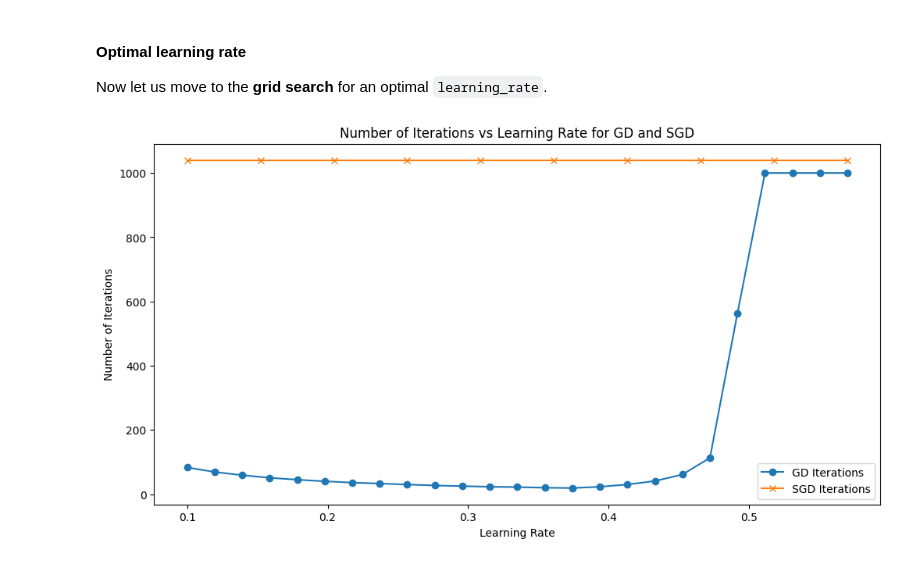
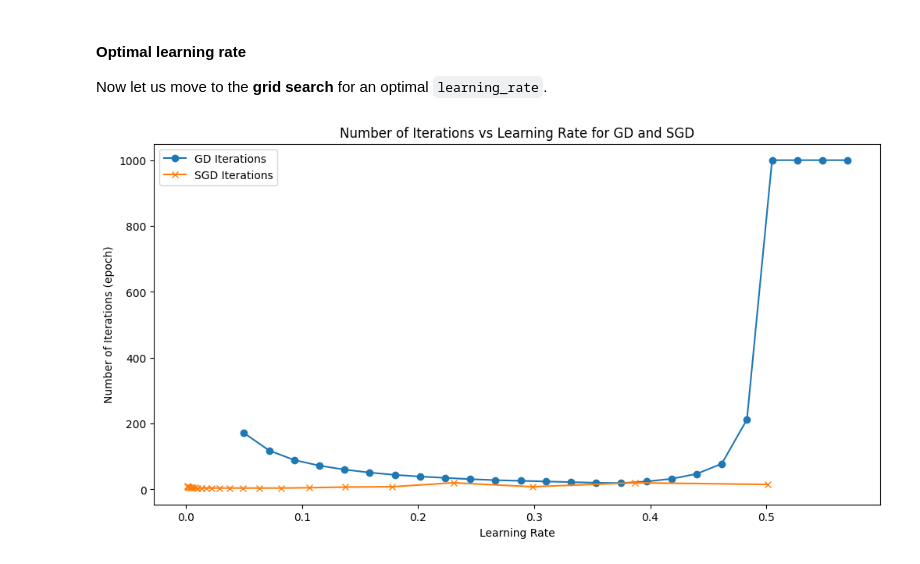
Before and after one commit to Dorianhgn/ML_FRI_Dorian, a Jupyter notebook: Week3/Hugonnet_Assignment3.ipynb, the cells around one changed output. Drawn from its saved outputs; the diff is of its cells as text; code cells hidden in the pictures.

```diff
--- a/Week3/Hugonnet_Assignment3.ipynb
+++ b/Week3/Hugonnet_Assignment3.ipynb
@@ -499,7 +499,8 @@ def ridge_cost(X,y,w,alpha):
     cost = mse + ridge_term
     return cost
 # %%
-def ridge_regression_gd(X_train_imp, X_test_imp, y_train_imp, y_test_imp, alpha=1.0, learning_rate=.1, epoch=1000, eps=1e-6, tqdm_disable=''):
+def ridge_regression_gd(X_train_imp, X_test_imp, y_train_imp, y_test_imp, alpha=1.0,
+                        learning_rate=.1, epoch=1000, eps=1e-6, tqdm_disable=''):
     '''
     imp means implicit so the function doesn't take global variables. It avoid unecessary bugs.
 
@@ -565,7 +568,8 @@ plt.show()
 # %% [markdown]
 #### Ridge with SGD
 # %%
-def ridge_regression_sgd(X_train_imp, X_test_imp, y_train_imp, y_test_imp, batch_size=1, alpha=1.0, learning_rate=.1, epoch=1000, eps=1e-6, tqdm_disable = ''):
+def ridge_regression_sgd(X_train_imp, X_test_imp, y_train_imp, y_test_imp, batch_size=1, alpha=1.0, learning_rate=.1,
+                         epoch=1000, eps=0.1, patience = 3, tqdm_disable = ''):
     '''
     imp means implicit so the function doesn't take global variables. It avoid unecessary bugs.
     we add batch_size parameter that indicate on how much of the dataset we compute the `stochastic_gradient` on
@@ -583,9 +587,13 @@ def ridge_regression_sgd(X_train_imp, X_test_imp, y_train_imp, y_test_imp, batch
     sgd_iterations_df = pd.DataFrame(columns=['iteration','cost'])
     sgd_iterations_df_idx = 0
 
-    for epoch in tqdm(range(epoch), disable=tqdm_disable): # We ajust the weights on shuffled part of dataset of length `batch_size` for each epoch in SGD.
+    prev_loss = np.inf
+    no_improve_epoch = 0
+
+    for epoch in tqdm(range(epoch), disable=tqdm_disable):
+        # We ajust the weights on shuffled part of dataset of length `batch_size` for each epoch in SGD.
         # select the dataset we want to update the weights
-        X_shuffle, y_shuffle = shuffle(X_train_imp, y_train_imp, random_state=1)
+        X_shuffle, y_shuffle = shuffle(X_train_imp, y_train_imp)
 
         for i in range(0, n_samples, batch_size):
             X_stochastic = X_shuffle[i:i + batch_size]
@@ -602,12 +610,16 @@ def ridge_regression_sgd(X_train_imp, X_test_imp, y_train_imp, y_test_imp, batch
 
             # save each 10 steps to trace plots (i've changed it to 1 for the grid search)
             #if (epoch % 1 == 0):
-            this_cost = ridge_cost(X_test_imp, y_test_imp, w, alpha)
-            sgd_iterations_df.loc[sgd_iterations_df_idx] = [epoch, this_cost]
-            sgd_iterations_df_idx += 1
+        this_cost = ridge_cost(X_test_imp, y_test_imp, w, alpha)
+        sgd_iterations_df.loc[sgd_iterations_df_idx] = [epoch, this_cost]
+        sgd_iterations_df_idx += 1
 
-            # if np.linalg.norm(gradient) < eps:
-            #     print(f'Converged at epoch: {epoch}')
-            #     break # we leave the loop if the we converged pass a certain tolerence epsilon
+        if np.abs(this_cost - prev_loss) < eps:
+            no_improve_epoch +=1
+            if no_improve_epoch >= patience: # must at least stay consistent for 3 epoch in a row
+                print(f'Stopped after epoch: {epoch + 1} due to improvement lower than {eps}.')
+                break # we leave the loop if the we converged pass a certain tolerence epsilon
+        else: no_improve_epoch = 0
+        prev_loss = this_cost
 
     return w, sgd_iterations_df
@@ -692,8 +664,8 @@ Now let us move to the **grid search** for an optimal `learning_rate`.
 import sys
 import contextlib
 # %%
-learning_rates_gd = np.linspace(0.1,0.57,25)
-learning_rates_sgd = np.linspace(0.1,0.57,10)
+learning_rates_gd = np.linspace(0.05,0.57,25)
+learning_rates_sgd = np.logspace(-3,-.3,25)
 
 # create dictionnary that will save the ..._iterations_df
 gd_array = []
@@ -703,32 +675,36 @@ sgd_array = []
 with contextlib.redirect_stdout(None):
     for learning_rate in tqdm(learning_rates_gd, disable=''):
         # extract only the iterations dataframe
-        _, gd_iterations_df = ridge_regression_gd(X_train_scaled, X_test_scaled, y_train['quality'].to_numpy(), y_test['quality'].to_numpy(), alpha=1.0, learning_rate=learning_rate, tqdm_disable='yes')
+        _, gd_iterations_df = ridge_regression_gd(X_train_scaled, X_test_scaled, y_train['quality'].to_numpy(),
+                                                   y_test['quality'].to_numpy(), alpha=1.0, learning_rate=learning_rate,
+                                                   tqdm_disable='yes')
         gd_array.append([learning_rate,gd_iterations_df])
 
     for learning_rate in tqdm(learning_rates_sgd):
-        _, sgd_iterations_df = ridge_regression_sgd(X_train_scaled, X_test_scaled, y_train['quality'].to_numpy(), y_test['quality'].to_numpy(), batch_size=100, alpha=1.0, learning_rate=learning_rate, tqdm_disable='yes', epoch=20)
+        _, sgd_iterations_df = ridge_regression_sgd(X_train_scaled, X_test_scaled, y_train['quality'].to_numpy(),
+                                                    y_test['quality'].to_numpy(), batch_size=32, alpha=1.0,
+                                                    learning_rate=learning_rate, tqdm_disable='yes', epoch=20)
         sgd_array.append([learning_rate,sgd_iterations_df])
 # %%
 # Extracting learning rates and iteration counts from the sorted arrays
 gd_learning_rates = [item[0] for item in gd_array]
 gd_iterations = [len(item[1]) for item in gd_array]
 
 sgd_learning_rates = [item[0] for item in sgd_array]
 sgd_iterations = [len(item[1]) for item in sgd_array]
 
 # Plotting the curves
 plt.figure(figsize=(12, 6))
 
 # Plot for Gradient Descent
 plt.plot(gd_learning_rates, gd_iterations, label="GD Iterations", marker='o')
 # Plot for Stochastic Gradient Descent
 plt.plot(sgd_learning_rates, sgd_iterations, label="SGD Iterations", marker='x')
 
 plt.xlabel("Learning Rate")
-plt.ylabel("Number of Iterations")
+plt.ylabel("Number of Iterations (epoch)")
 plt.title("Number of Iterations vs Learning Rate for GD and SGD")
 plt.legend()
 plt.show()
 # %% [output]
-[figure, old version]
+[figure, new version]
```
Also changed, not shown: parts of 21 cells of this notebook.
